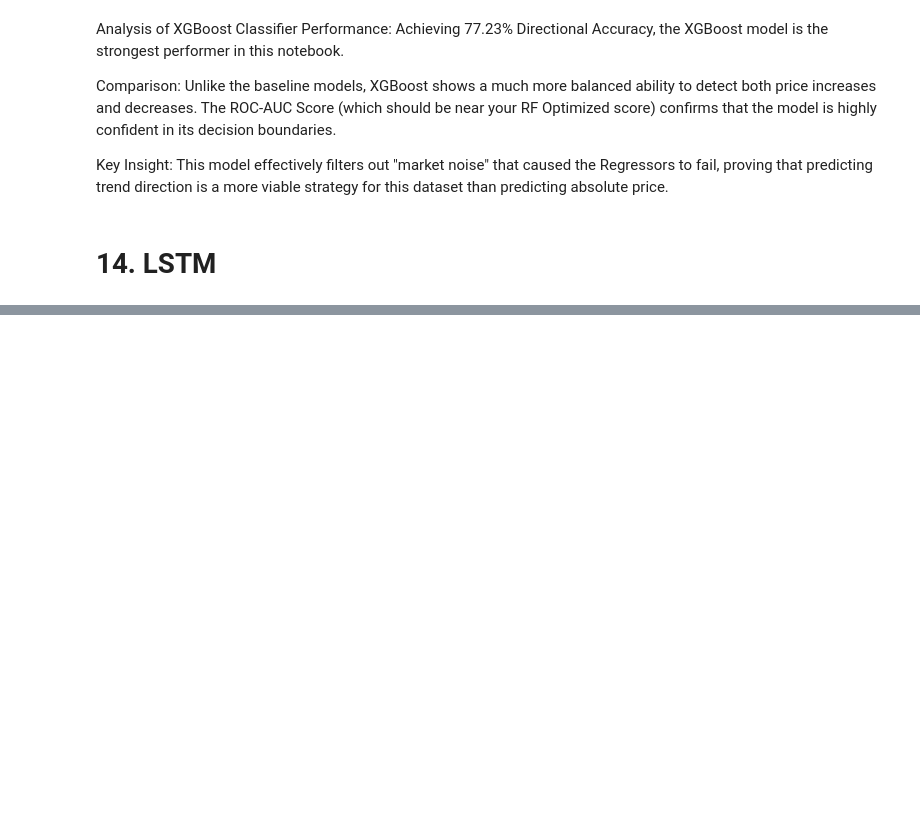
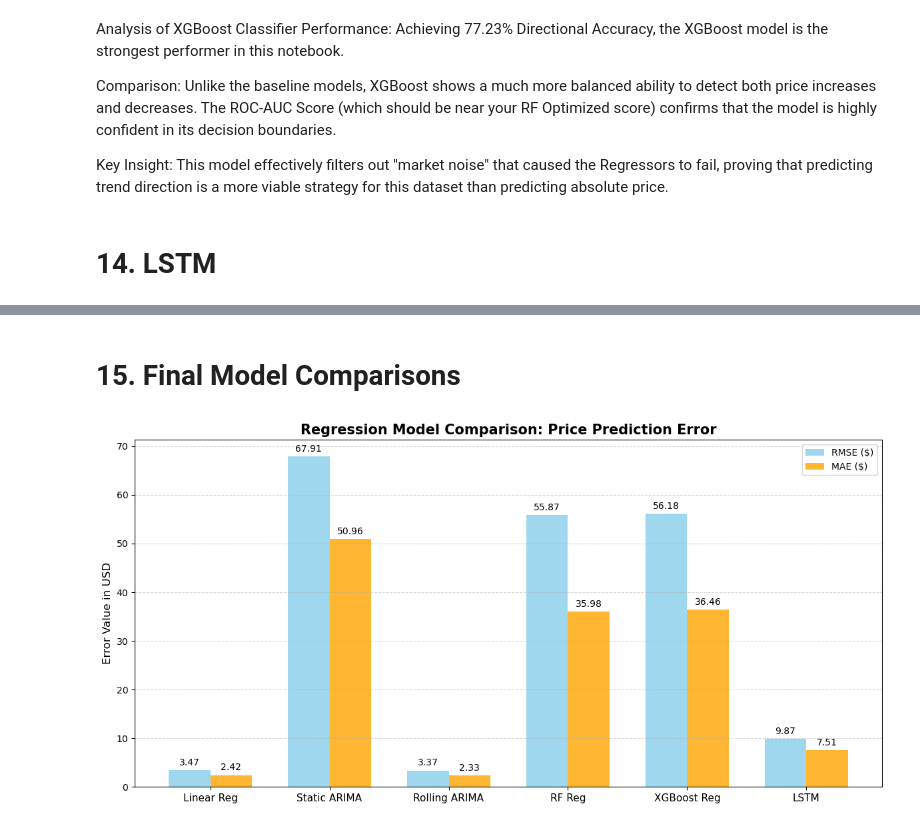
Before and after one commit to Denim951/stock-price-forecasting, a Jupyter notebook: stock_model_development.ipynb, the cells around one changed output, grey strips where cells are left out. Cells and saved outputs as stored; diff of their text form; code cells hidden in the pictures; blank space fills up the shorter version.

Commit message:
Added final comparison graphs for price prediction error and predicting price direction.

```diff
--- a/stock_model_development.ipynb
+++ b/stock_model_development.ipynb
@@ -909,0 +921,47 @@ plt.show()
+# %% [markdown]
+# 15. Final Model Comparisons
+# %%
+import matplotlib.pyplot as plt
+import numpy as np
+
+# 1. Data Setup
+models_reg = ["Linear Reg", "Static ARIMA", "Rolling ARIMA", "RF Reg", "XGBoost Reg", "LSTM"]
+
+rmse_vals = [3.47, 67.91, 3.37, 55.87, 56.18, 9.87]
+mae_vals  = [2.42, 50.96, 2.33, 35.98, 36.46, 7.51]
+
+x = np.arange(len(models_reg))
+width = 0.35
+
+# 2. Create the Plot
+fig, ax = plt.subplots(figsize=(12, 6))
+
+# Plot bars for RMSE and MAE
+rects1 = ax.bar(x - width/2, rmse_vals, width, label='RMSE ($)', color='skyblue', alpha=0.8)
+rects2 = ax.bar(x + width/2, mae_vals, width, label='MAE ($)', color='orange', alpha=0.8)
+
+# 3. Customization
+ax.set_ylabel('Error Value in USD', fontsize=12)
+ax.set_title('Regression Model Comparison: Price Prediction Error', fontsize=15, fontweight='bold')
+ax.set_xticks(x)
+ax.set_xticklabels(models_reg, fontsize=11)
+ax.legend()
+
+# Add value labels on top of bars
+def autolabel(rects):
+    for rect in rects:
+        height = rect.get_height()
+        ax.annotate(f'{height:.2f}',
+                    xy=(rect.get_x() + rect.get_width() / 2, height),
+                    xytext=(0, 3), # 3 points vertical offset
+                    textcoords="offset points",
+                    ha='center', va='bottom', fontsize=10)
+
+autolabel(rects1)
+autolabel(rects2)
+
+plt.grid(axis='y', linestyle='--', alpha=0.5)
+plt.tight_layout()
+plt.show()
+# %% [output]
+[figure, added]
```
Also changed, not shown: parts of 29 cells of this notebook.
